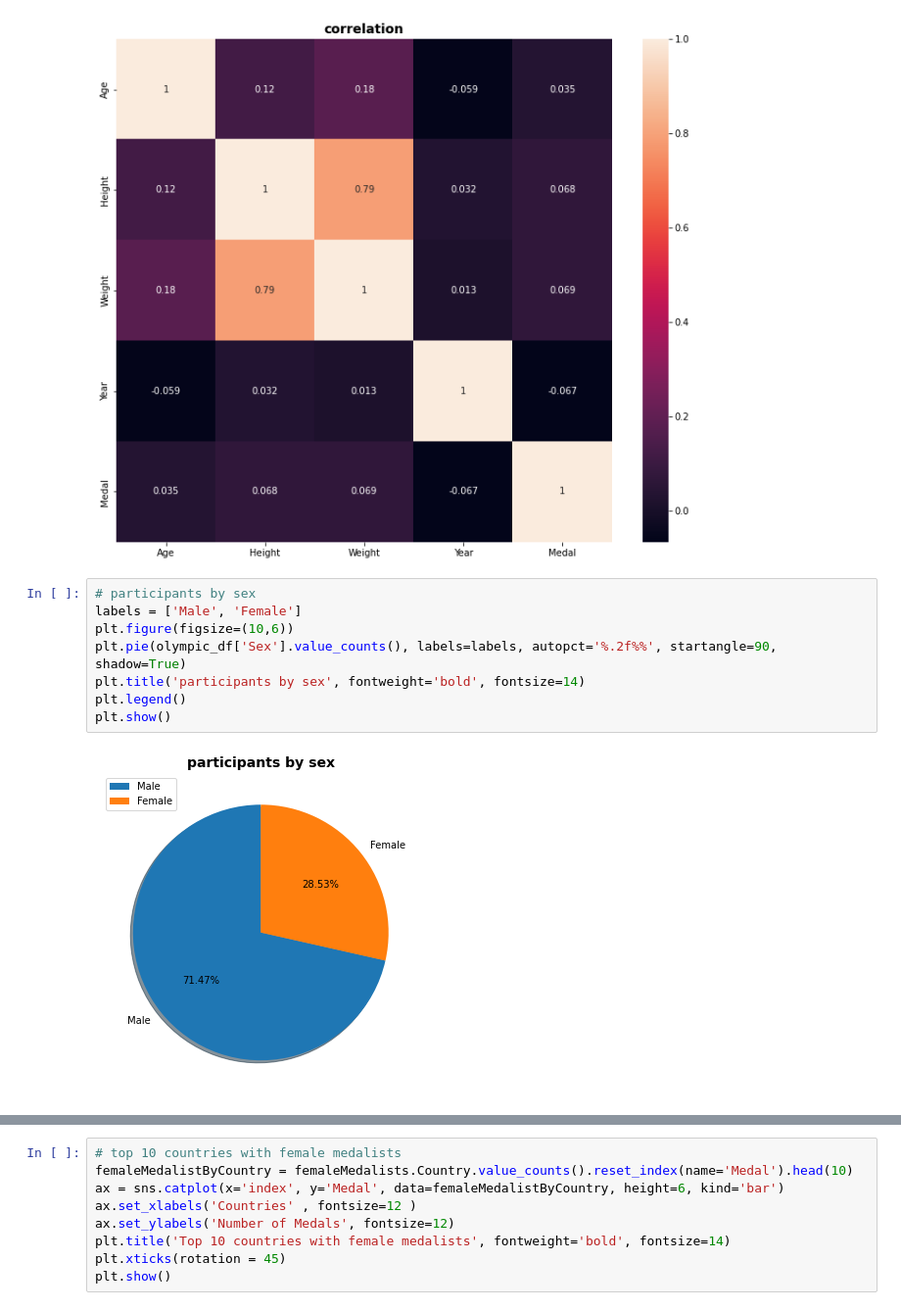
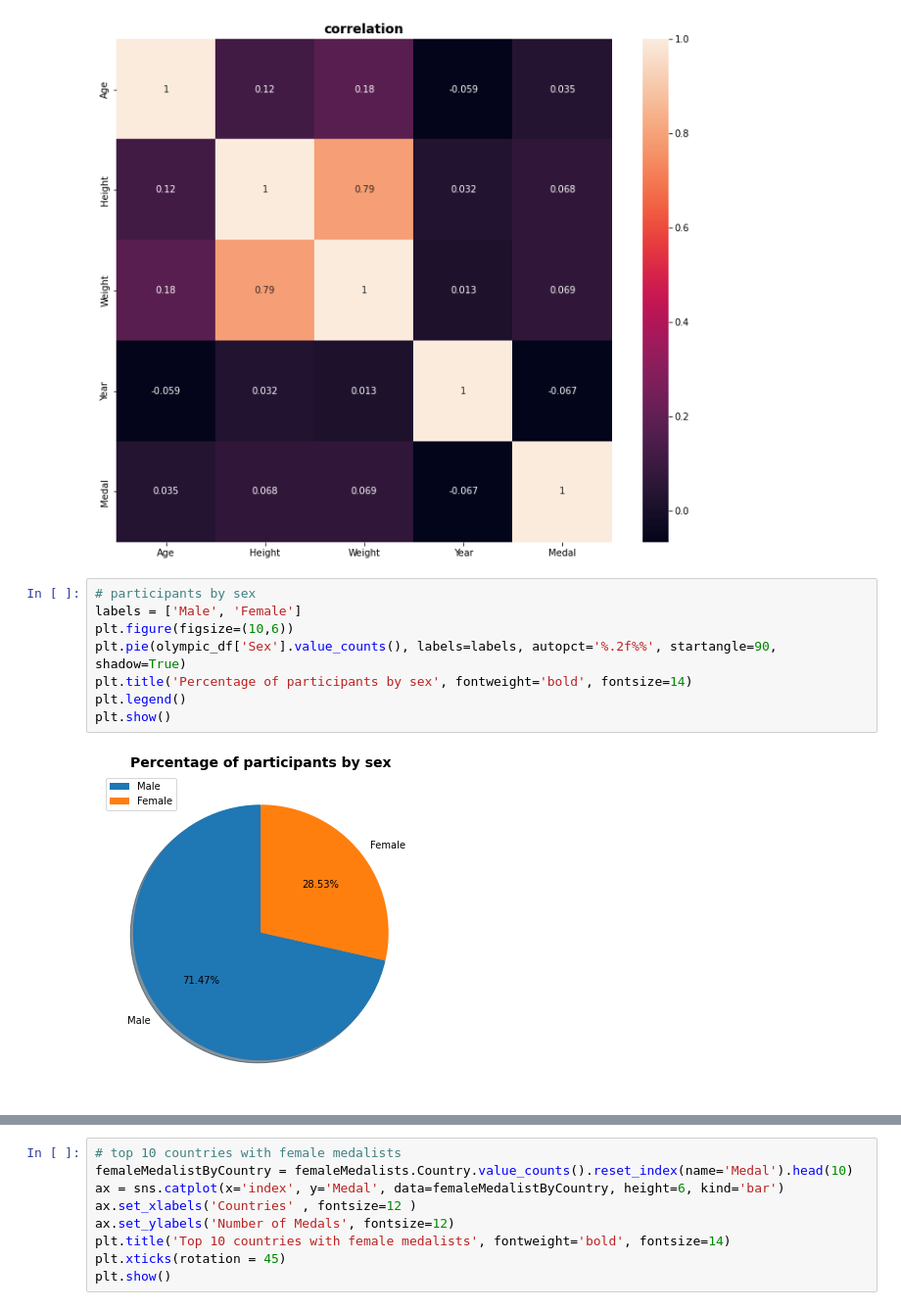
Before and after one commit to MaH1996SdN/Olympic_Games, a Jupyter notebook: Programming_Project_Olympic.ipynb, the cells around one changed output, grey strips where cells are left out. Shown: that part at 98% size. Drawn from its saved outputs; the diff is of its cells as text.

```diff
--- a/Programming_Project_Olympic.ipynb
+++ b/Programming_Project_Olympic.ipynb
@@ -841,13 +841,13 @@ plt.show()
 # %%
 # participants by sex
 labels = ['Male', 'Female']
 plt.figure(figsize=(10,6))
 plt.pie(olympic_df['Sex'].value_counts(), labels=labels, autopct='%.2f%%', startangle=90, shadow=True)
-plt.title('participants by sex', fontweight='bold', fontsize=14)
+plt.title('Percentage of participants by sex', fontweight='bold', fontsize=14)
 plt.legend()
 plt.show()
 # %% [output]
-[figure, old version]
+[figure, new version]
 # %%
  # top 5 medalists
  lb = Medals['Name'].value_counts().head(5)
```
Also changed, not shown: parts of 12 cells of this notebook.
